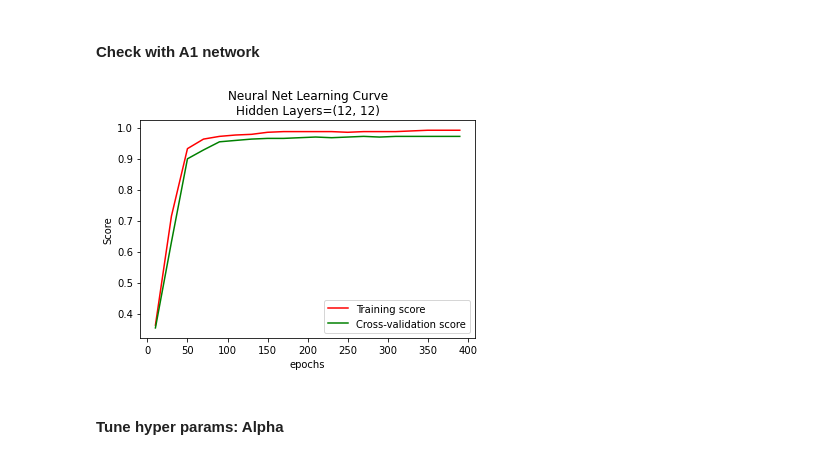
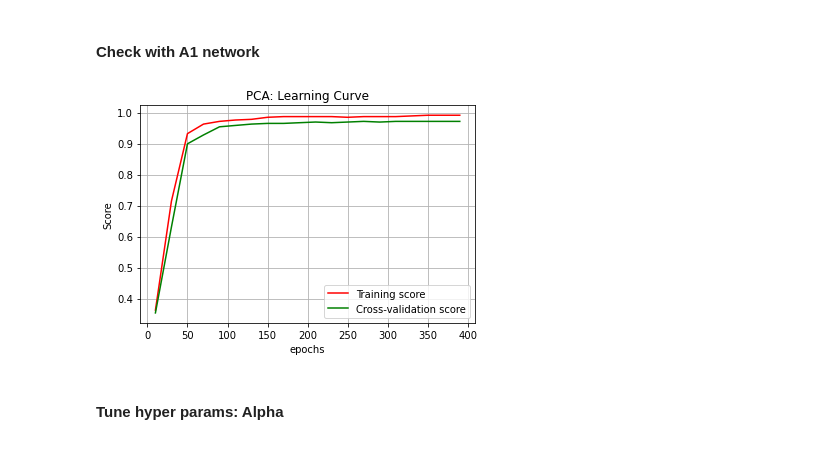
Before and after one commit to rahalrsh/dimensionality-reduction, a Jupyter notebook: clustering-breast-cancer.ipynb, the cells around one changed output. Saved outputs shown, nothing was run; the diff lists cells and outputs as text; code cells hidden in the pictures.

```diff
--- a/clustering-breast-cancer.ipynb
+++ b/clustering-breast-cancer.ipynb
@@ -462,8 +541,8 @@ def run_ica_2(x_train):
     x_labels = p["IC"][:10]
     y_values = p["Kurtosis"][:10]
 
-#     plt.title(title)
-    plt.ylabel("Kurtosis")
+    plt.title("Average Kurtosis per Component \n (Breast Cancer Dataset)")
+    plt.ylabel("Average Kurtosis")
     plt.bar(x_labels, y_values)
     plt.savefig('images/bc/2.2 Kurtosis per IC.png')
     plt.show()
@@ -591,0 +742,2 @@ run_rp(x_train_sc)
+# %%
+run_nca_knn(x_train_sc, y_train)
@@ -623,2 +793,2 @@ def run_nca(x_train, y_train):
 # %%
-run_nca(x_train_sc, y_train)
+# run_nca(x_train_sc, y_train)
@@ -1189,7 +1342,7 @@ plt.show()
 - 4.3) RP -> NN
 - 4.4) NCA -> NN
 # %%
-def nn_per_epoch(X, y, activation, alpha, hidden_layer_size, max_epoches):
+def nn_per_epoch(X, y, activation, alpha, hidden_layer_size, max_epoches, title=None, save_as=None):
     epochs = []
     train_scores = []
     val_scores = []
@@ -1220,7 +1373,7 @@ def nn_per_epoch(X, y, activation, alpha, hidden_layer_size, max_epoches):
 
         epochs.append(epoch)
 
-    plt.title("Neural Net Learning Curve\nHidden Layers="+str(hidden_layer_size))
+    plt.title(title)
     plt.xlabel("epochs")
     plt.ylabel("Score")
 
@@ -1229,6 +1382,11 @@ def nn_per_epoch(X, y, activation, alpha, hidden_layer_size, max_epoches):
 
 
     plt.legend(loc="best")
+    plt.grid()
+
+    if save_as:
+        plt.savefig('images/bc/'+save_as)
+
     plt.show()
 # %%
 def plot_model_curve(estimator, title, X, y, param_name, param_range, cv=10, n_jobs=None, x_scale_is_log=False):
@@ -1362,14 +1501,16 @@ x_train_transformed
 # %%
 nn_per_epoch(
     X=x_train_transformed,
     y=y_train,
     activation='relu',
     alpha=0.01,
     hidden_layer_size=(12, 12),
-    max_epoches=400
+    max_epoches=400,
+    title="PCA: Learning Curve",
+    save_as="4.1 pca nn.png"
 )
 # %% [output]
-[figure, old version]
+[figure, new version]
 # %% [markdown]
 #### Tune hyper params: Alpha
 # %%
```
Also changed, not shown: parts of 58 cells of this notebook.
